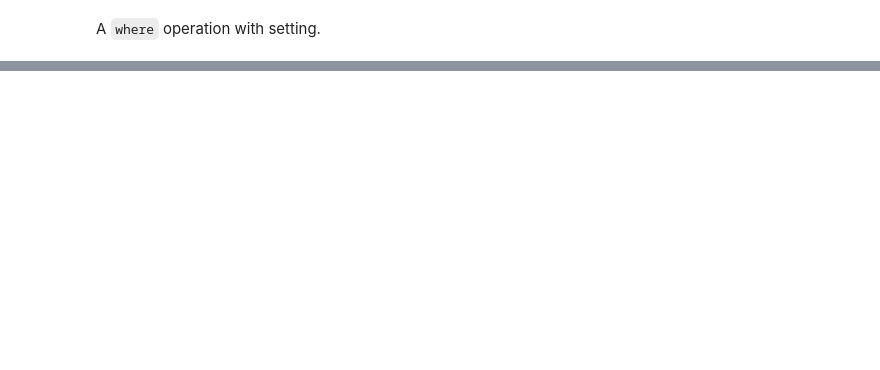
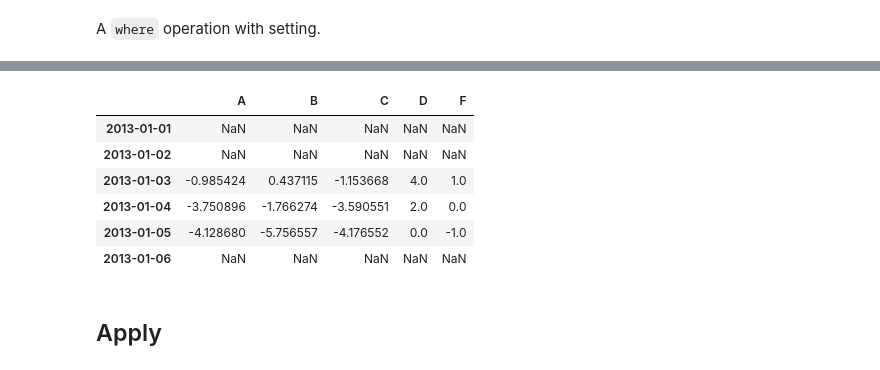
Before and after one commit to jvcampbell/py-sample-demo, a Jupyter notebook: 10 minutes to pandas.ipynb, the cells around one changed output, grey strips where cells are left out. Drawn from its saved outputs; the diff is of its cells as text; code cells hidden in the pictures; blank space fills up the shorter version.

```diff
--- a/10 minutes to pandas.ipynb
+++ b/10 minutes to pandas.ipynb
@@ -331,0 +407,5 @@ df2
+# %%
+#Operating with objects that have different dimensionality and need alignment.
+    #In addition, pandas automatically broadcasts along the specified dimension.
+s = pd.Series([1, 3, 5, np.nan, 6, 8], index=dates).shift(2)
+s
@@ -331,0 +420,13 @@ df2
+# %%
+#Subtract series from the dataframe base on the given index (same as SQL Join and using and subtracting one table from another)
+df.sub(s, axis="index")
+# %% [output]
+|  | A | B | C | D | F |
+| 2013-01-01 | NaN | NaN | NaN | NaN | NaN |
+| 2013-01-02 | NaN | NaN | NaN | NaN | NaN |
+| 2013-01-03 | -0.985424 | 0.437115 | -1.153668 | 4.0 | 1.0 |
+| 2013-01-04 | -3.750896 | -1.766274 | -3.590551 | 2.0 | 0.0 |
+| 2013-01-05 | -4.128680 | -5.756557 | -4.176552 | 0.0 | -1.0 |
+| 2013-01-06 | NaN | NaN | NaN | NaN | NaN |
+# %% [markdown]
+## Apply
```
Also changed, not shown: parts of 47 cells of this notebook.
